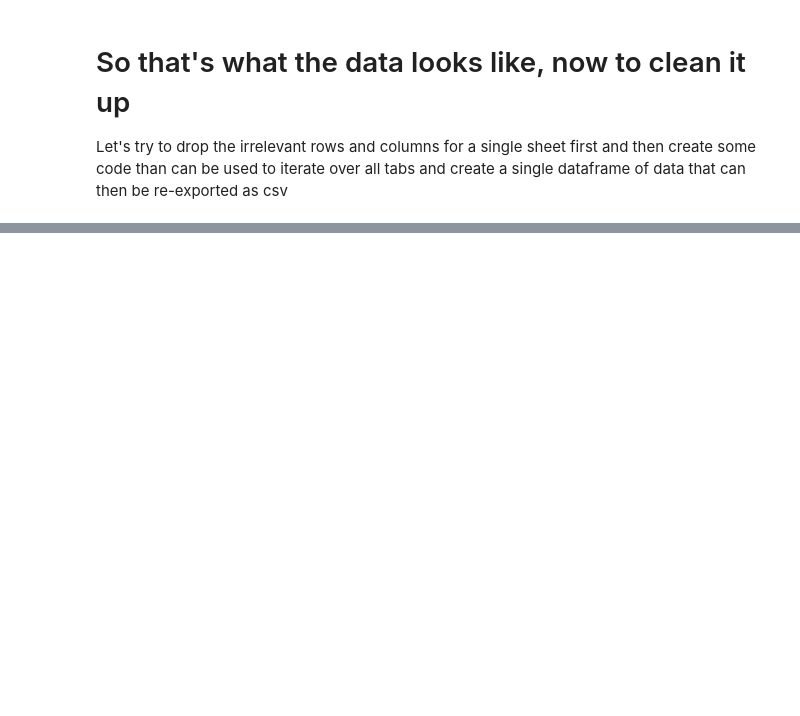
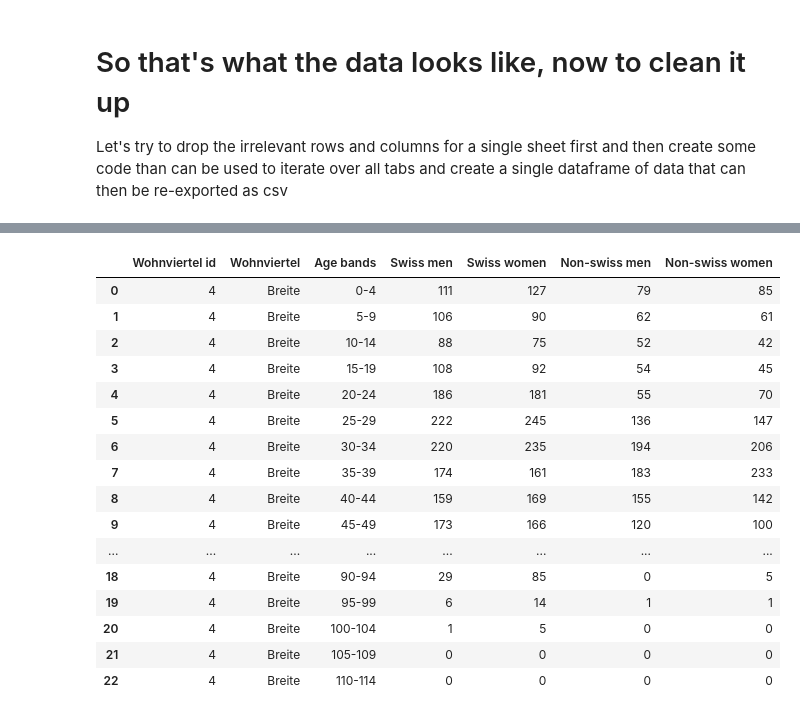
Before and after one commit to scrambldchannel/TaxationInequality, a Jupyter notebook: code/Cleaning t01-1-22_Alter und Wohnviertel.ipynb, the cells around one changed output, grey strips where cells are left out. Cells and saved outputs as stored; diff of their text form; code cells hidden in the pictures; blank space fills up the shorter version.

```diff
--- a/code/Cleaning t01-1-22_Alter und Wohnviertel.ipynb
+++ b/code/Cleaning t01-1-22_Alter und Wohnviertel.ipynb
@@ -13,6 +14,6 @@ file_path = os.path.join('..', 'data', 't01-1-22_Alter und Wohnviertel.xlsx')
 # %%
 # import the excel file
-data = pd.ExcelFile(file_path)
+data = pd.ExcelFile(in_file_path)
 # %%
 # take a look at the tabs in the spreadsheet
 data.sheet_names
@@ -114,0 +129,12 @@ df = data.parse('Breite')
+# %%
+# first pull the entire Breite sheet into a dataframe variable
+df = data.parse('Breite')
+
+# rename the columns ones we want to retain
+df.rename(columns={'Präsidialdepartement des Kantons Basel-Stadt': 'Age bands', 'Unnamed: 2' : 'Swiss men', 'Unnamed: 3' : 'Swiss women', 'Unnamed: 6' : 'Non-swiss men', 'Unnamed: 7' : 'Non-swiss women'}, inplace = True)
+
+# drop those we don't want
+df.drop(['Unnamed: 1', 'Unnamed: 4', 'Unnamed: 5', 'Unnamed: 8', 'Unnamed: 9', 'Unnamed: 10', 'Unnamed: 11', 'Unnamed: 12', 'Unnamed: 13', 'Unnamed: 14',
+       'Unnamed: 15', 'Unnamed: 16', 'Unnamed: 17'], axis = 1, inplace = True)
+
+df.head(10)
@@ -114,0 +153,12 @@ df = data.parse('Breite')
+# %%
+# next drop the rows we don't need and create an index using the age bands column
+
+# first thing is to replace the index with something usable
+df.reset_index(inplace = True, drop = True)
+
+
+# Now I just want to drop rows with indexes 0 to 8 and 32 to 34
+
+df.drop(df.index[32:35], inplace = True)
+df.drop(df.index[0:9], inplace = True)
+df.reset_index(inplace = True, drop = True)
@@ -114,0 +186,26 @@ df = data.parse('Breite')
+# %%
+# now we need to add some columns to identify the Wohnviertel
+
+df.insert(0, 'Wohnviertel id', 4)
+df.insert(1, 'Wohnviertel', 'Breite')
+# %%
+# And finally, for a single wohnviertel sheet we have this
+df
+# %% [output]
+|  | Wohnviertel id | Wohnviertel | Age bands | Swiss men | Swiss women | Non-swiss men | Non-swiss women |
+| 0 | 4 | Breite | 0-4 | 111 | 127 | 79 | 85 |
+| 1 | 4 | Breite | 5-9 | 106 | 90 | 62 | 61 |
+| 2 | 4 | Breite | 10-14 | 88 | 75 | 52 | 42 |
+| 3 | 4 | Breite | 15-19 | 108 | 92 | 54 | 45 |
+| 4 | 4 | Breite | 20-24 | 186 | 181 | 55 | 70 |
+| 5 | 4 | Breite | 25-29 | 222 | 245 | 136 | 147 |
+| 6 | 4 | Breite | 30-34 | 220 | 235 | 194 | 206 |
+| 7 | 4 | Breite | 35-39 | 174 | 161 | 183 | 233 |
+| 8 | 4 | Breite | 40-44 | 159 | 169 | 155 | 142 |
+| 9 | 4 | Breite | 45-49 | 173 | 166 | 120 | 100 |
+| ... | ... | ... | ... | ... | ... | ... | ... |
+| 18 | 4 | Breite | 90-94 | 29 | 85 | 0 | 5 |
+| 19 | 4 | Breite | 95-99 | 6 | 14 | 1 | 1 |
+| 20 | 4 | Breite | 100-104 | 1 | 5 | 0 | 0 |
+| 21 | 4 | Breite | 105-109 | 0 | 0 | 0 | 0 |
+| 22 | 4 | Breite | 110-114 | 0 | 0 | 0 | 0 |
```
Also changed, not shown: parts of 17 cells of this notebook, 1 other file.
